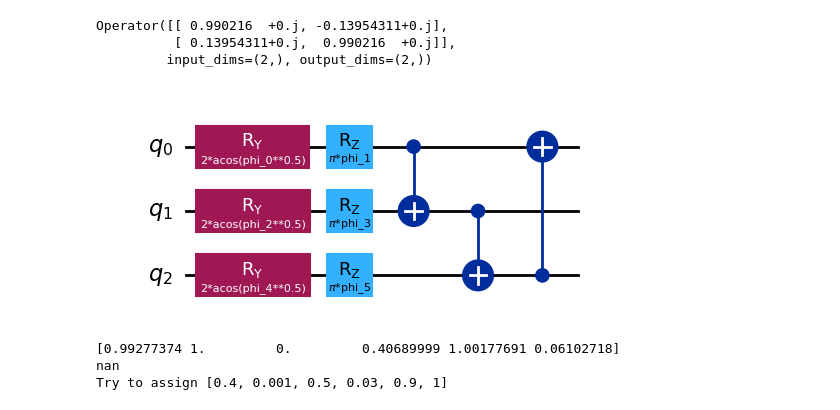
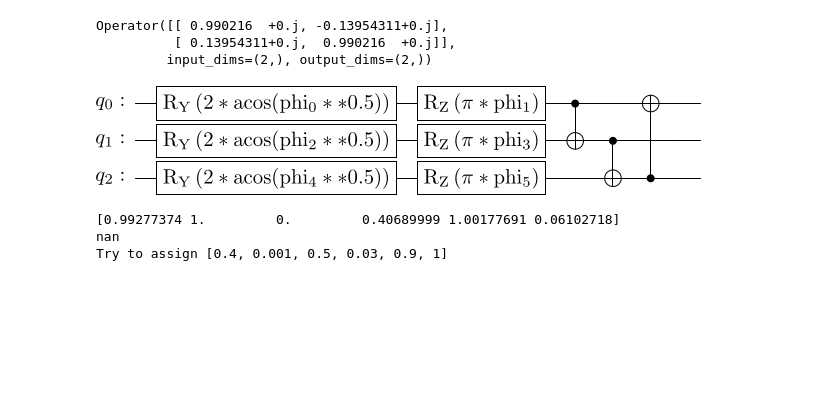
Before and after one commit to fdamore/QK, a Jupyter notebook: notebooks/validation.ipynb, the cells around one changed output. Saved outputs shown, nothing was run; the diff lists cells and outputs as text; code cells hidden in the pictures; blank space fills up the shorter version.

Commit message:
Fixed prefix in Circuits to print in latex

```diff
--- a/notebooks/validation.ipynb
+++ b/notebooks/validation.ipynb
@@ -262,10 +262,10 @@ Operator([[ 0.990216  +0.j, -0.13954311+0.j],
 # %%
 from pqk.Circuits import Circuits
 
 uniform_enc = Circuits.uniform_bloch_encoding(n_wire=3)
-uniform_enc.draw('mpl')
+uniform_enc.draw('latex')
 # %% [output]
-[figure, old version]
+[figure, new version]
 # %%
 #try to encoding using uniform
 from pqk.CircuitContainer import CircuitContainer
```
Also changed, not shown: parts of 2 cells of this notebook, 1 other file.
